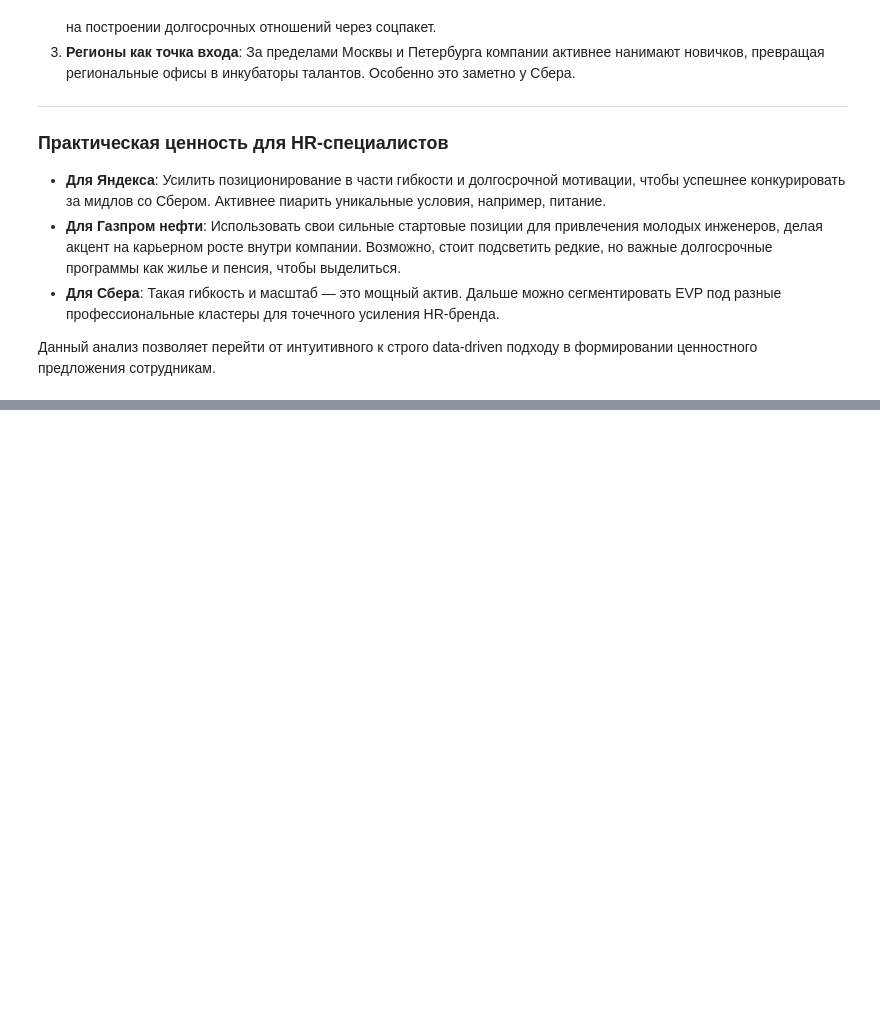
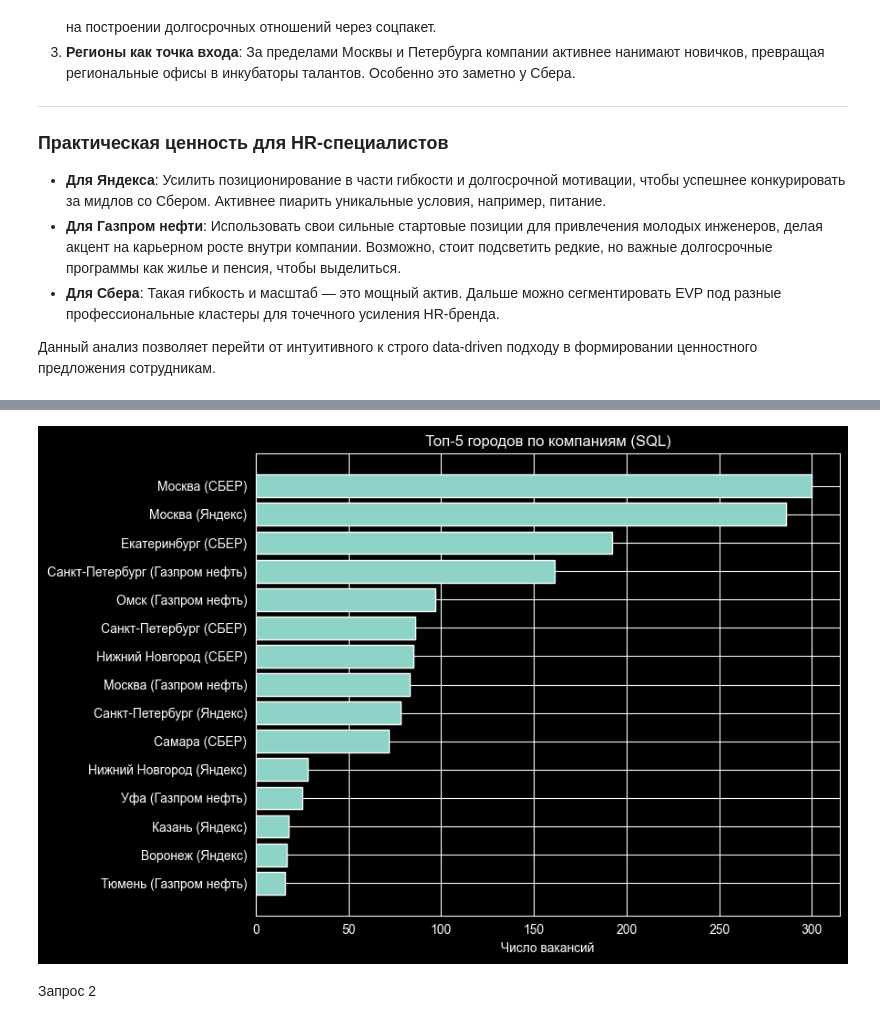
Before and after one commit to DDDDDE15/hh_benefits_analysis, a Jupyter notebook: notebooks/hr_brand.ipynb, the cells around one changed output, grey strips where cells are left out. Drawn from its saved outputs; the diff is of its cells as text; code cells hidden in the pictures; blank space fills up the shorter version.

Commit message:
integrate sql queries into notebook

```diff
--- a/notebooks/hr_brand.ipynb
+++ b/notebooks/hr_brand.ipynb
@@ -346,0 +351,13 @@ IT-разработка: Выделяется самым высоким уров
+# %%
+import sqlite3
+from pathlib import Path
+
+project_root = Path.cwd().parent
+DB_PATH = project_root / "data" / "db" / "hr_brand.sqlite"
+QUERIES_DIR = project_root / "sql" / "queries"
+conn = sqlite3.connect(DB_PATH)
+
+def run_query(path):
+    """Читаем .sql файл и возращаем DataFrame"""
+    sql = Path(path).read_text(encoding='utf-8')
+    return pd.read_sql(sql,conn)
@@ -346,0 +366,3 @@ IT-разработка: Выделяется самым высоким уров
+# %%
+top_cities = run_query(QUERIES_DIR/'01_top_cities.sql')
+top_cities.head(20)
@@ -346,0 +387,17 @@ IT-разработка: Выделяется самым высоким уров
+# %%
+top = (top_cities
+       .sort_values("vacancies_count", ascending=False)
+       .groupby("company")
+       .head(5))
+
+fig, ax = plt.subplots(figsize=(9, 6))
+ax.barh(top["city"] + " (" + top["company"] + ")", top["vacancies_count"])
+ax.set_xlabel("Число вакансий")
+ax.set_title("Топ-5 городов по компаниям (SQL)")
+ax.invert_yaxis()
+plt.tight_layout()
+plt.show()
+# %% [output]
+[figure, added]
+# %% [markdown]
+Запрос 2
```
Also changed, not shown: parts of 18 cells of this notebook.
